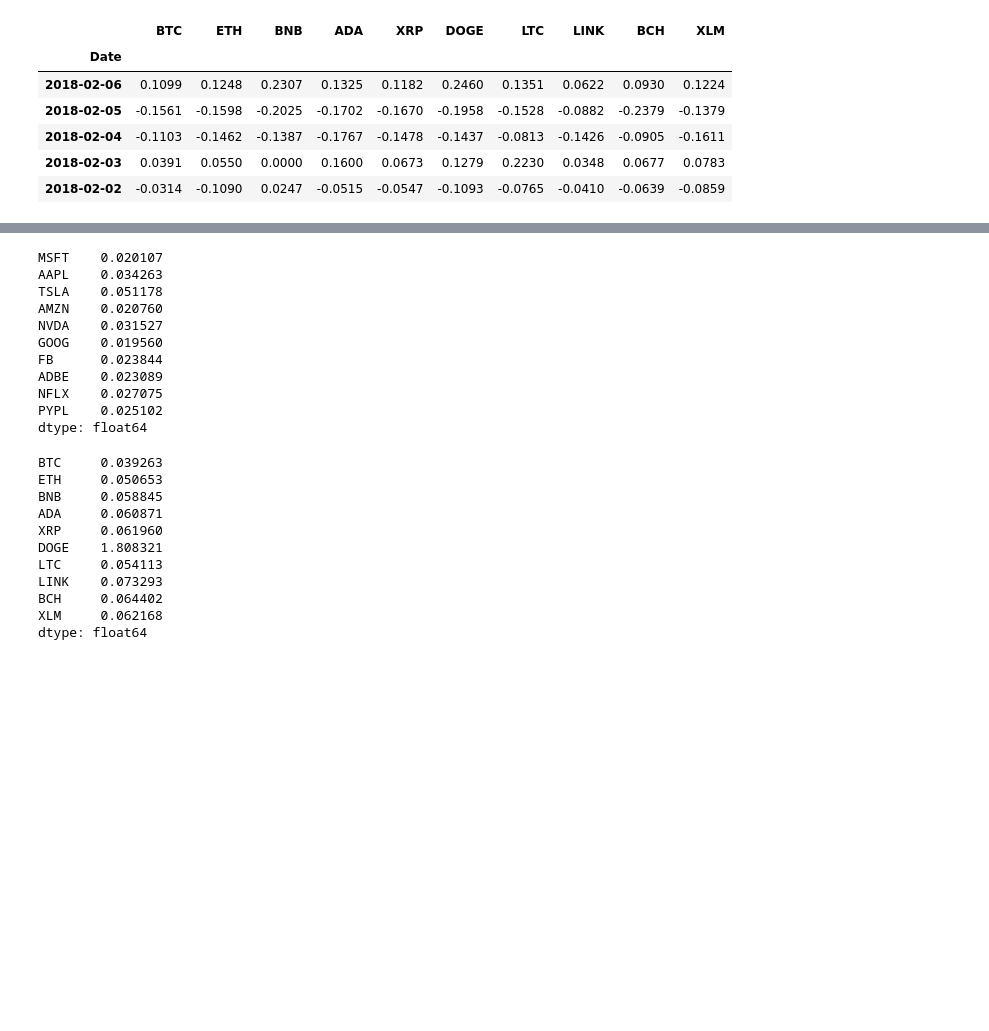
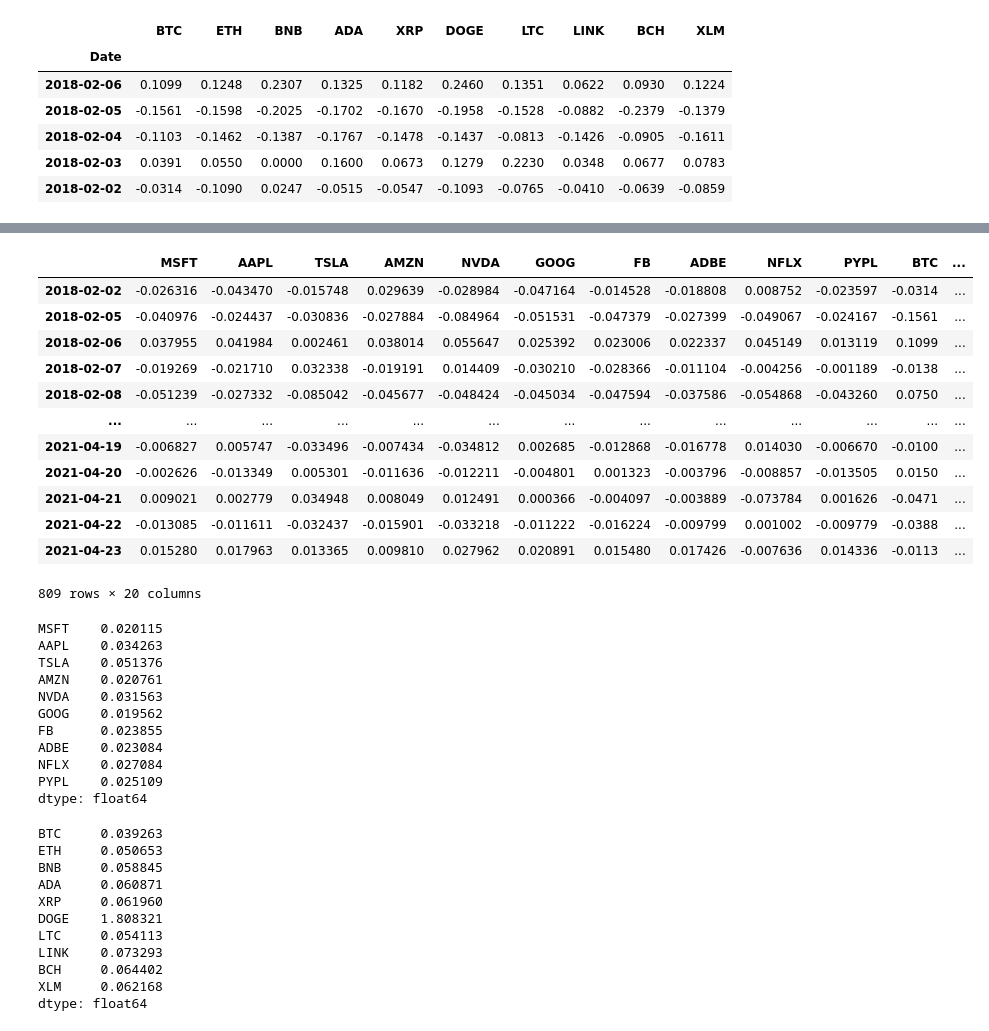
Before and after one commit to rulo96z/Crypto_Diversification_Analysis, a Jupyter notebook: analysis.ipynb, the cells around one changed output, grey strips where cells are left out. Drawn from its saved outputs; the diff is of its cells as text; code cells hidden in the pictures; blank space fills up the shorter version.

Commit message:
changed datetime and created merged_df but cov still not working

```diff
--- a/analysis.ipynb
+++ b/analysis.ipynb
@@ -117,3 +117,23 @@ display(stocks_daily_df.tail())
+# %%
+#stocks_daily_df.index = stocks_daily_df.index.tz_convert(None)
+stocks_daily_df.index = pd.to_datetime(stocks_daily_df.index).date
+crypto_daily_df.index = pd.to_datetime(crypto_daily_df.index).date
+df_merged = stocks_daily_df.merge(crypto_daily_df, how='inner', left_index=True, right_index=True)
+df_merged
+# %% [output]
+|  | MSFT | AAPL | TSLA | AMZN | NVDA | GOOG | FB | ADBE | NFLX | PYPL | BTC | ... |
+| 2018-02-02 | -0.026316 | -0.043470 | -0.015748 | 0.029639 | -0.028984 | -0.047164 | -0.014528 | -0.018808 | 0.008752 | -0.023597 | -0.0314 | ... |
+| 2018-02-05 | -0.040976 | -0.024437 | -0.030836 | -0.027884 | -0.084964 | -0.051531 | -0.047379 | -0.027399 | -0.049067 | -0.024167 | -0.1561 | ... |
+| 2018-02-06 | 0.037955 | 0.041984 | 0.002461 | 0.038014 | 0.055647 | 0.025392 | 0.023006 | 0.022337 | 0.045149 | 0.013119 | 0.1099 | ... |
+| 2018-02-07 | -0.019269 | -0.021710 | 0.032338 | -0.019191 | 0.014409 | -0.030210 | -0.028366 | -0.011104 | -0.004256 | -0.001189 | -0.0138 | ... |
+| 2018-02-08 | -0.051239 | -0.027332 | -0.085042 | -0.045677 | -0.048424 | -0.045034 | -0.047594 | -0.037586 | -0.054868 | -0.043260 | 0.0750 | ... |
+| ... | ... | ... | ... | ... | ... | ... | ... | ... | ... | ... | ... | ... |
+| 2021-04-19 | -0.006827 | 0.005747 | -0.033496 | -0.007434 | -0.034812 | 0.002685 | -0.012868 | -0.016778 | 0.014030 | -0.006670 | -0.0100 | ... |
+| 2021-04-20 | -0.002626 | -0.013349 | 0.005301 | -0.011636 | -0.012211 | -0.004801 | 0.001323 | -0.003796 | -0.008857 | -0.013505 | 0.0150 | ... |
+| 2021-04-21 | 0.009021 | 0.002779 | 0.034948 | 0.008049 | 0.012491 | 0.000366 | -0.004097 | -0.003889 | -0.073784 | 0.001626 | -0.0471 | ... |
+| 2021-04-22 | -0.013085 | -0.011611 | -0.032437 | -0.015901 | -0.033218 | -0.011222 | -0.016224 | -0.009799 | 0.001002 | -0.009779 | -0.0388 | ... |
+| 2021-04-23 | 0.015280 | 0.017963 | 0.013365 | 0.009810 | 0.027962 | 0.020891 | 0.015480 | 0.017426 | -0.007636 | 0.014336 | -0.0113 | ... |
+809 rows × 20 columns
 # %%
 #Calculate Standard Deviation for stocks and cryptos
 stocks_standard_deviation = stocks_daily_df.std()
@@ -121,16 +141,16 @@ crypto_standard_deviation = crypto_daily_df.std()
 display(stocks_standard_deviation)
 display(crypto_standard_deviation)
 # %% [output]
-MSFT    0.020107
+MSFT    0.020115
 AAPL    0.034263
-TSLA    0.051178
-AMZN    0.020760
-NVDA    0.031527
-GOOG    0.019560
-FB      0.023844
-ADBE    0.023089
-NFLX    0.027075
-PYPL    0.025102
+TSLA    0.051376
+AMZN    0.020761
+NVDA    0.031563
+GOOG    0.019562
+FB      0.023855
+ADBE    0.023084
+NFLX    0.027084
+PYPL    0.025109
 dtype: float64
 BTC     0.039263
 ETH     0.050653
```
Also changed, not shown: parts of 6 cells of this notebook.
